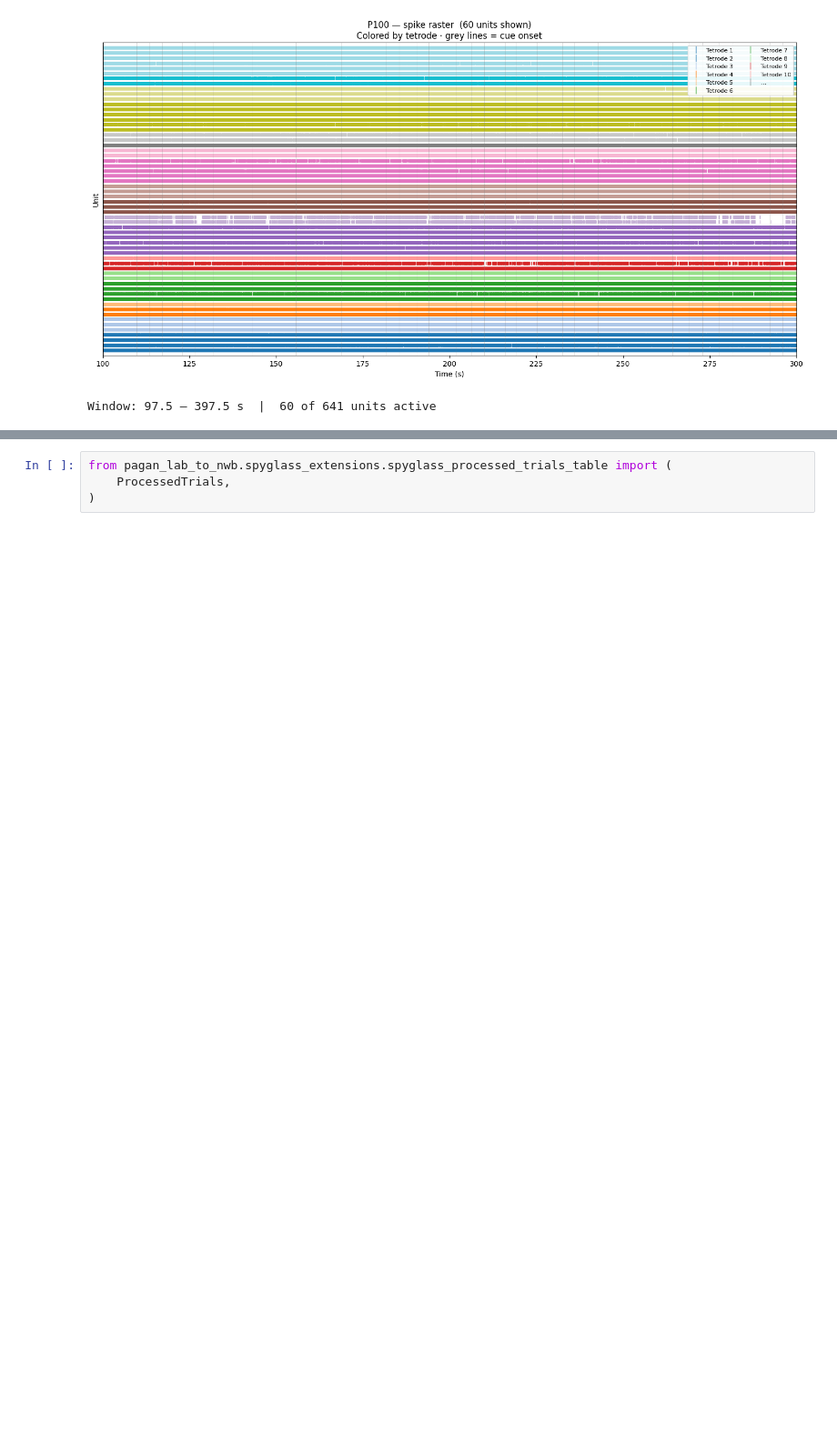
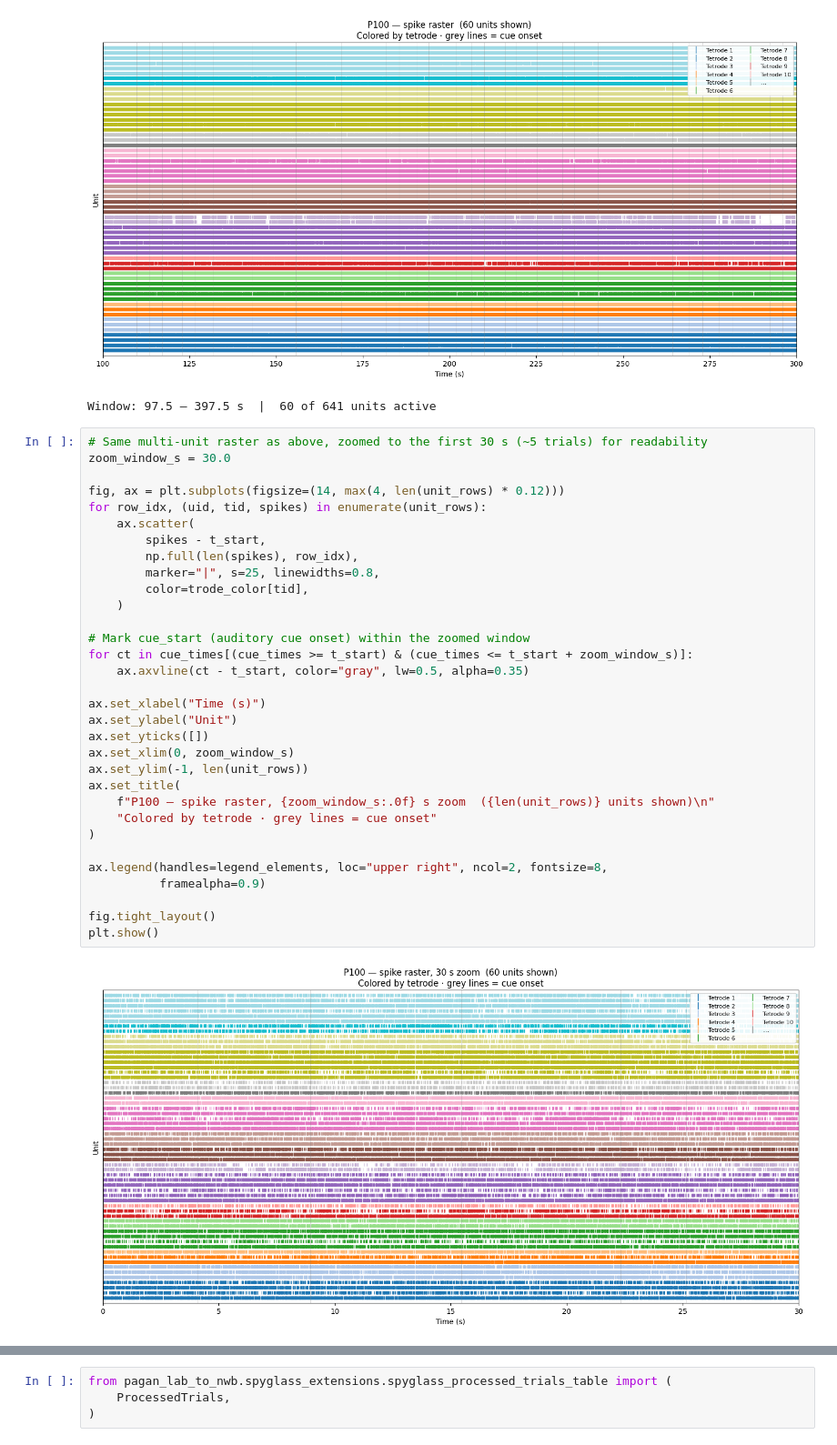
Before and after one commit to catalystneuro/pagan-lab-to-nwb, a Jupyter notebook: src/pagan_lab_to_nwb/tutorials/arc_ecephys_spyglass_tutorial.ipynb, the cells around one changed output, grey strips where cells are left out. Shown at 91% size. Saved outputs shown, nothing was run; the diff lists cells and outputs as text; blank space fills up the shorter version.

```diff
--- a/src/pagan_lab_to_nwb/tutorials/arc_ecephys_spyglass_tutorial.ipynb
+++ b/src/pagan_lab_to_nwb/tutorials/arc_ecephys_spyglass_tutorial.ipynb
@@ -700,4 +700,38 @@ print(f"Window: {t_start:.1f} – {t_end:.1f} s  |  {len(unit_rows)} of {len(spi
 # %% [output]
 [figure]
 Window: 97.5 – 397.5 s  |  60 of 641 units active
+# %%
+# Same multi-unit raster as above, zoomed to the first 30 s (~5 trials) for readability
+zoom_window_s = 30.0
+
+fig, ax = plt.subplots(figsize=(14, max(4, len(unit_rows) * 0.12)))
+for row_idx, (uid, tid, spikes) in enumerate(unit_rows):
+    ax.scatter(
+        spikes - t_start,
+        np.full(len(spikes), row_idx),
+        marker="|", s=25, linewidths=0.8,
+        color=trode_color[tid],
+    )
+
+# Mark cue_start (auditory cue onset) within the zoomed window
+for ct in cue_times[(cue_times >= t_start) & (cue_times <= t_start + zoom_window_s)]:
+    ax.axvline(ct - t_start, color="gray", lw=0.5, alpha=0.35)
+
+ax.set_xlabel("Time (s)")
+ax.set_ylabel("Unit")
+ax.set_yticks([])
+ax.set_xlim(0, zoom_window_s)
+ax.set_ylim(-1, len(unit_rows))
+ax.set_title(
+    f"P100 — spike raster, {zoom_window_s:.0f} s zoom  ({len(unit_rows)} units shown)\n"
+    "Colored by tetrode · grey lines = cue onset"
+)
+
+ax.legend(handles=legend_elements, loc="upper right", ncol=2, fontsize=8,
+          framealpha=0.9)
+
+fig.tight_layout()
+plt.show()
+# %% [output]
+[figure, added]
 # %%
```
Also changed, not shown: parts of 16 cells of this notebook.
